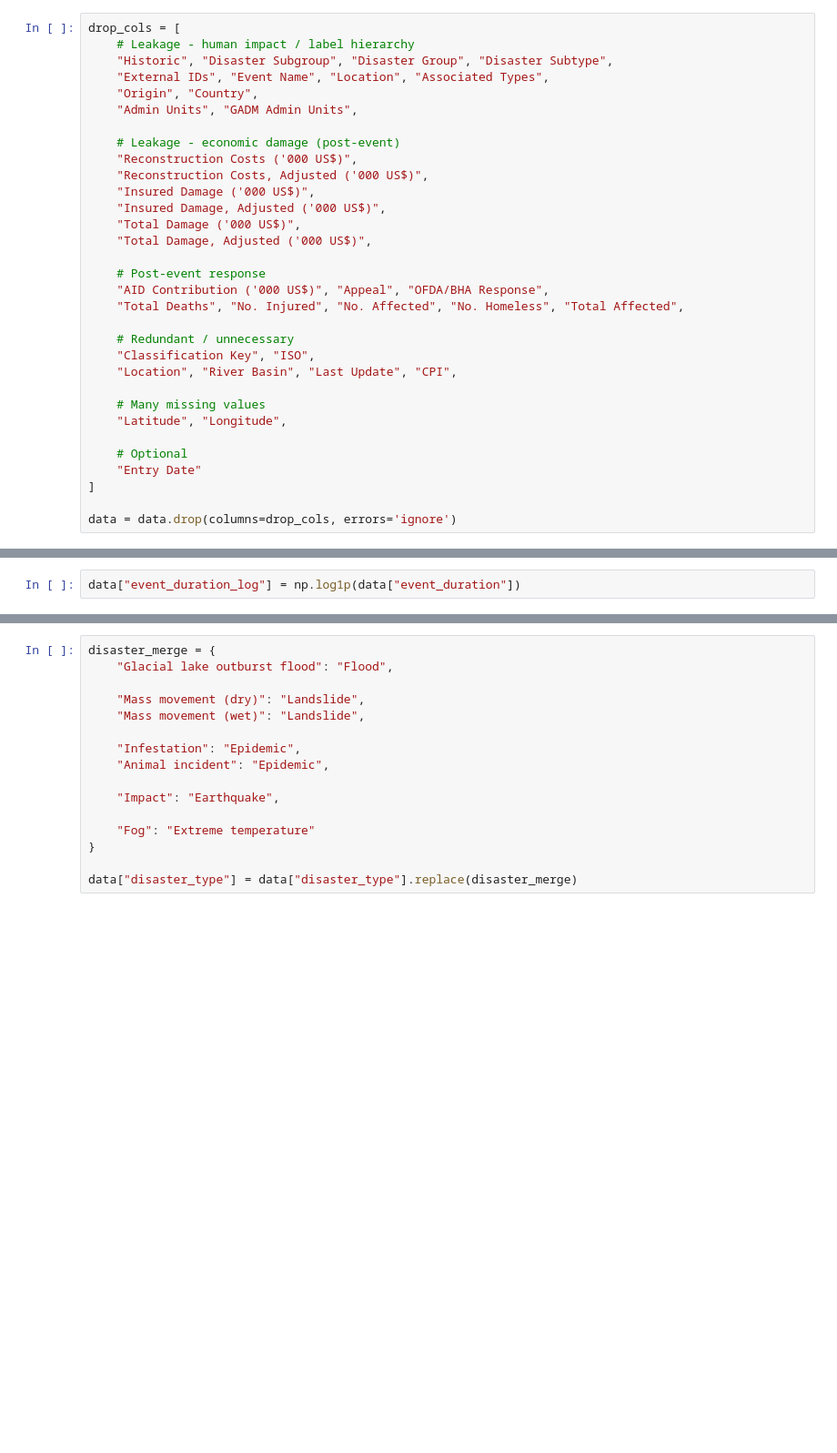
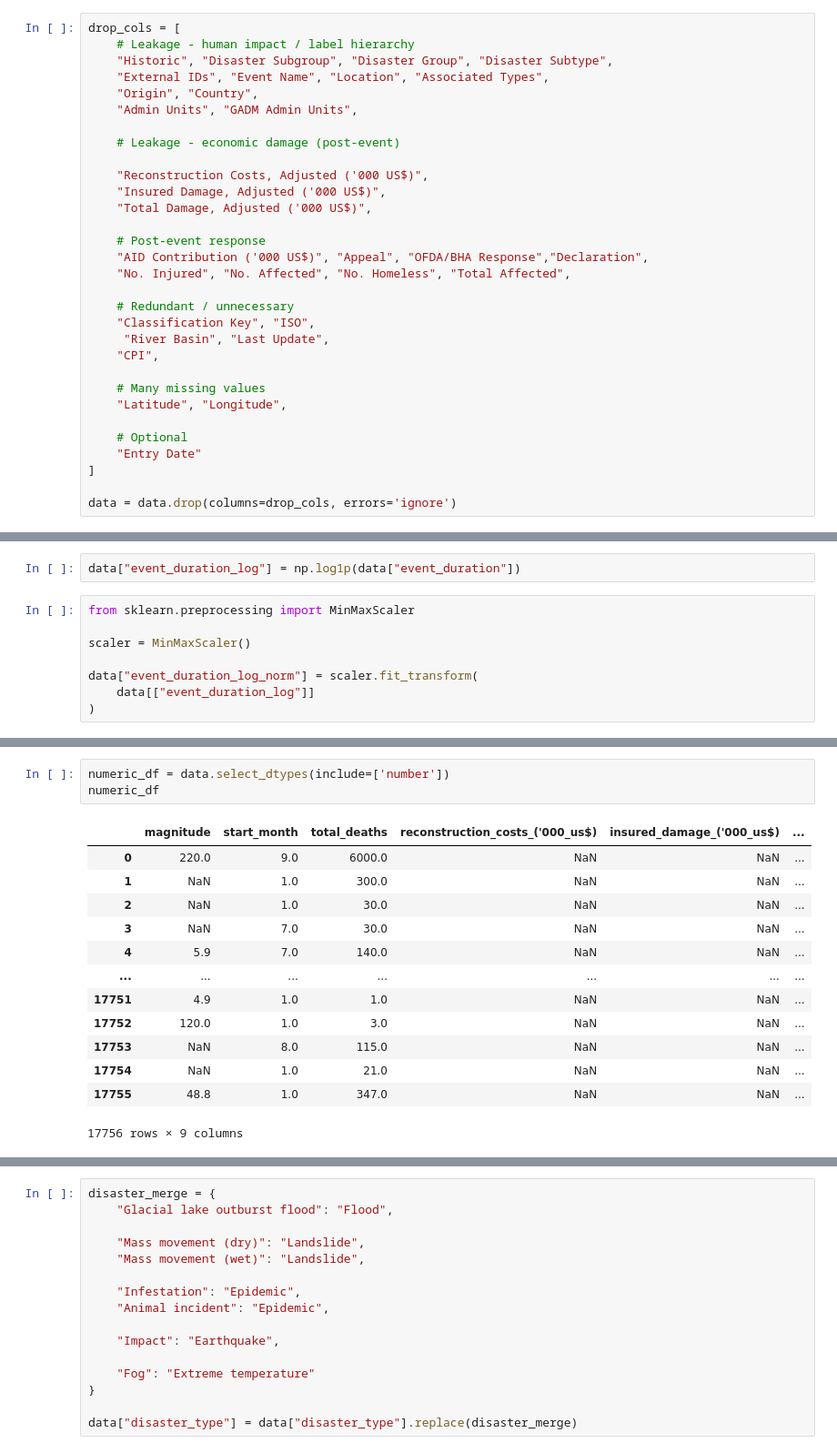
Before and after one commit to chaw-ai-tech/disaster-type-prediction, a Jupyter notebook: notebooks/02_data_EDA.ipynb, the cells around one changed output, grey strips where cells are left out. Shown at 91% size. Saved outputs shown, nothing was run; the diff lists cells and outputs as text; blank space fills up the shorter version.

```diff
--- a/notebooks/02_data_EDA.ipynb
+++ b/notebooks/02_data_EDA.ipynb
@@ -80,20 +99,19 @@ drop_cols = [
     "Admin Units", "GADM Admin Units",
 
     # Leakage - economic damage (post-event)
-    "Reconstruction Costs ('000 US$)",
+
     "Reconstruction Costs, Adjusted ('000 US$)",
-    "Insured Damage ('000 US$)",
     "Insured Damage, Adjusted ('000 US$)",
-    "Total Damage ('000 US$)",
     "Total Damage, Adjusted ('000 US$)",
 
     # Post-event response
-    "AID Contribution ('000 US$)", "Appeal", "OFDA/BHA Response",
-    "Total Deaths", "No. Injured", "No. Affected", "No. Homeless", "Total Affected",
+    "AID Contribution ('000 US$)", "Appeal", "OFDA/BHA Response","Declaration",
+    "No. Injured", "No. Affected", "No. Homeless", "Total Affected",
 
     # Redundant / unnecessary
     "Classification Key", "ISO",
-    "Location", "River Basin", "Last Update", "CPI",
+     "River Basin", "Last Update",
+    "CPI",
 
     # Many missing values
     "Latitude", "Longitude",
@@ -170,3 +190,11 @@ Name: event_duration, dtype: float64
 #Highly right-skewed distribution
 # %%
 data["event_duration_log"] = np.log1p(data["event_duration"])
+# %%
+from sklearn.preprocessing import MinMaxScaler
+
+scaler = MinMaxScaler()
+
+data["event_duration_log_norm"] = scaler.fit_transform(
+    data[["event_duration_log"]]
+)
@@ -179,0 +225,17 @@ Index(['disaster_type', 'subregion', 'region', 'declaration', 'magnitude',
+# %%
+numeric_df = data.select_dtypes(include=['number'])
+numeric_df
+# %% [output]
+|  | magnitude | start_month | total_deaths | reconstruction_costs_('000_us$) | insured_damage_('000_us$) | ... |
+| 0 | 220.0 | 9.0 | 6000.0 | NaN | NaN | ... |
+| 1 | NaN | 1.0 | 300.0 | NaN | NaN | ... |
+| 2 | NaN | 1.0 | 30.0 | NaN | NaN | ... |
+| 3 | NaN | 7.0 | 30.0 | NaN | NaN | ... |
+| 4 | 5.9 | 7.0 | 140.0 | NaN | NaN | ... |
+| ... | ... | ... | ... | ... | ... | ... |
+| 17751 | 4.9 | 1.0 | 1.0 | NaN | NaN | ... |
+| 17752 | 120.0 | 1.0 | 3.0 | NaN | NaN | ... |
+| 17753 | NaN | 8.0 | 115.0 | NaN | NaN | ... |
+| 17754 | NaN | 1.0 | 21.0 | NaN | NaN | ... |
+| 17755 | 48.8 | 1.0 | 347.0 | NaN | NaN | ... |
+17756 rows × 9 columns
```
Also changed, not shown: parts of 44 cells of this notebook, 1 other file.
